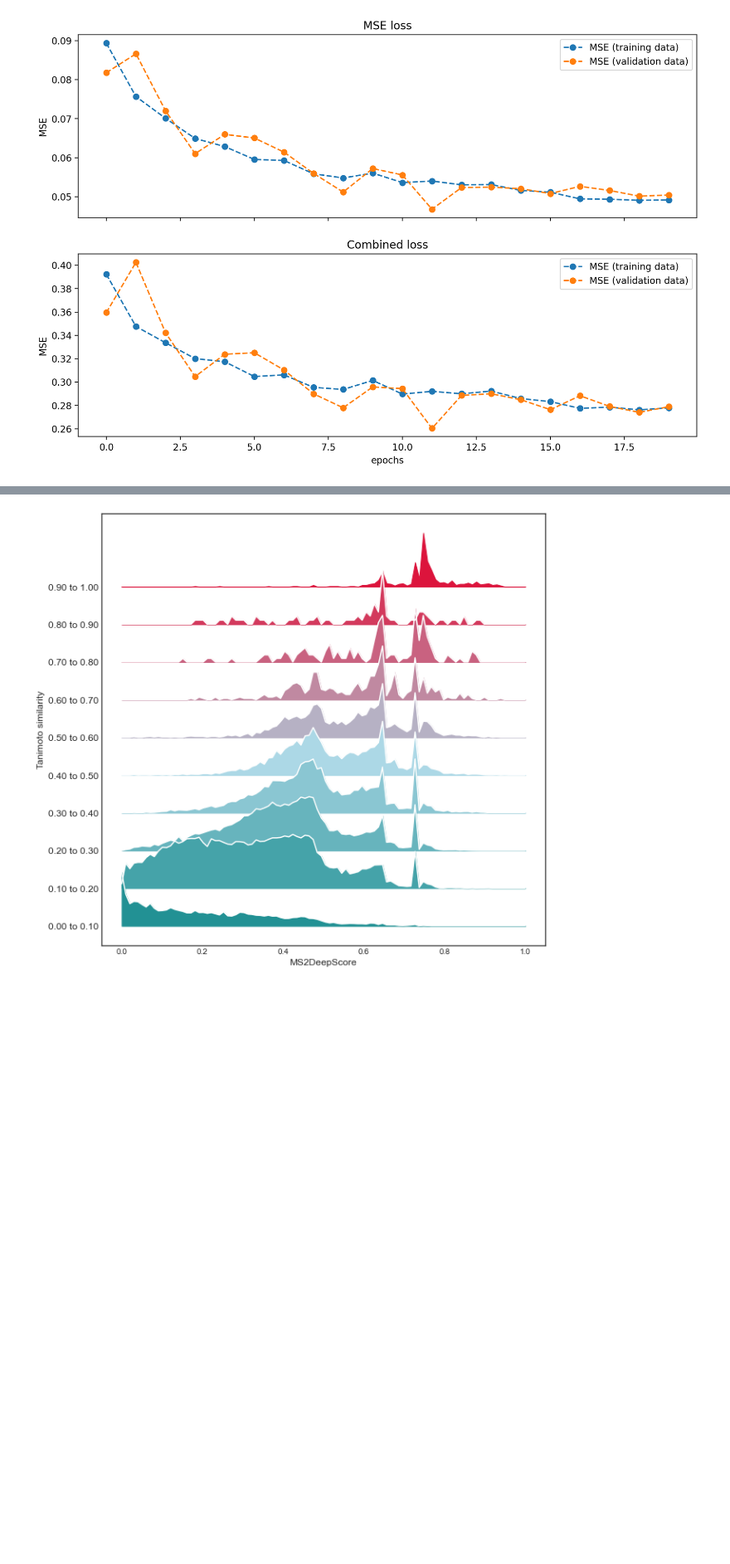
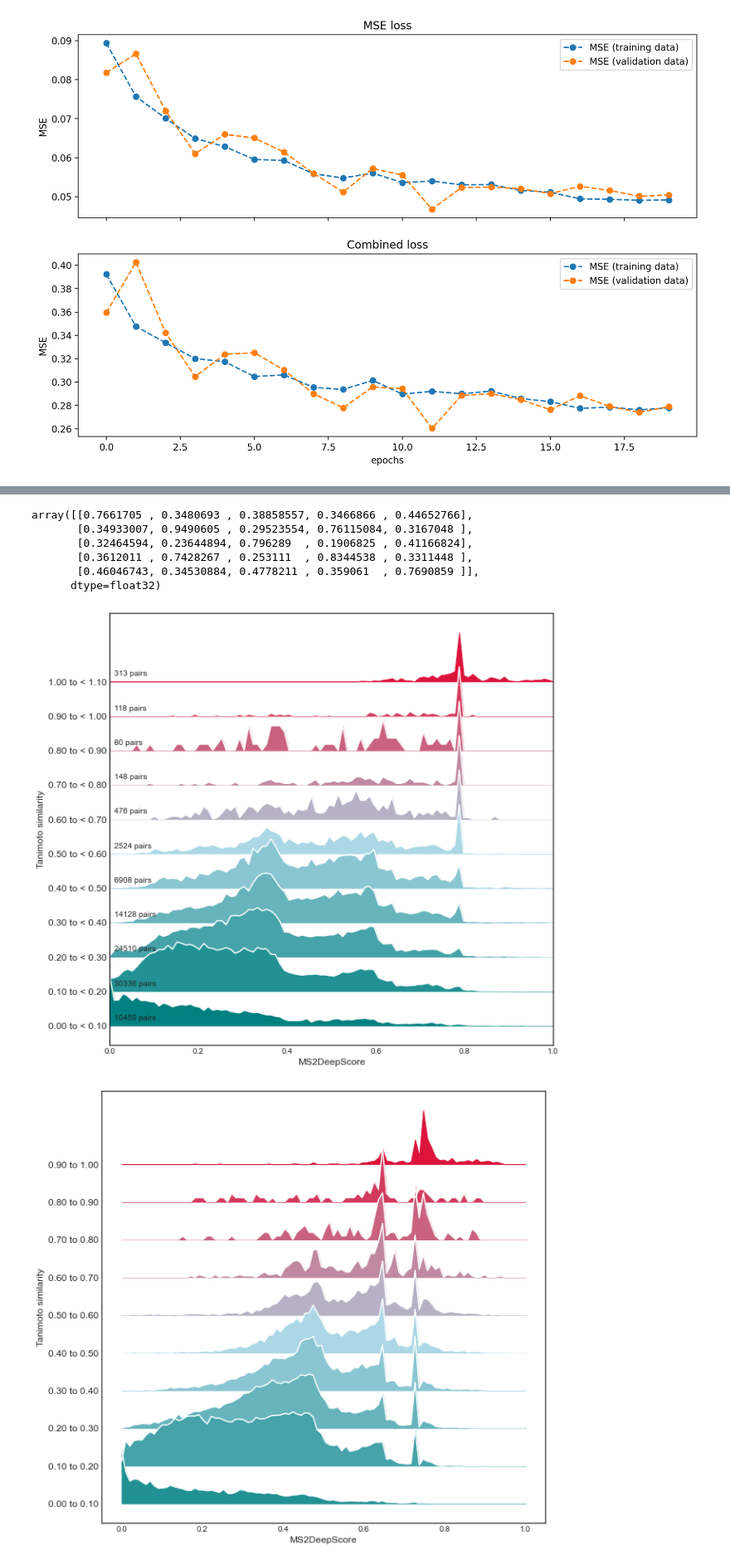
Before and after one commit to matchms/ms2deepscore, a Jupyter notebook: notebooks/MS2DeepScore_train_on_all_inchi_data_deep_scoring.ipynb, the cells around one changed output, grey strips where cells are left out. Shown at 83% size. Drawn from its saved outputs; the diff is of its cells as text; code cells hidden in the pictures; blank space fills up the shorter version.

```diff
--- a/notebooks/MS2DeepScore_train_on_all_inchi_data_deep_scoring.ipynb
+++ b/notebooks/MS2DeepScore_train_on_all_inchi_data_deep_scoring.ipynb
@@ -505,0 +171,31 @@ _________________________________________________________________
+# %%
+def self_reflexiv_loss(y_true, y_pred):
+
+    score, certainty_score = tf.unstack(y_pred, num=2, axis=-1)
+    loss_main = K.square(certainty_score) * K.abs(score - y_true)
+
+    loss_certainty = K.square(1 - certainty_score)
+
+    return K.mean(loss_main) + K.mean(loss_certainty)
+
+def self_reflexiv_mse(y_true, y_pred):
+
+    score, _ = tf.unstack(y_pred, num=2, axis=-1)
+    loss_mse = K.square(score - y_true)
+
+    return K.mean(loss_mse)
+
+def self_reflexiv_mae(y_true, y_pred):
+
+    score, _ = tf.unstack(y_pred, num=2, axis=-1)
+    loss_mse = K.abs(score - y_true)
+
+    return K.mean(loss_mse)
+
+def self_reflexiv_certainty(y_true, y_pred):
+
+    _, certainty_score = tf.unstack(y_pred, num=2, axis=-1)
+
+    loss_certainty = K.square(1 - certainty_score)
+
+    return K.mean(loss_certainty)
@@ -858,5 +645,21 @@ np.max(certainties_test), np.min(certainties_test), np.mean(certainties_test)
+# %%
+scores_test[:5,:5]
+# %% [output]
+array([[0.7661705 , 0.3480693 , 0.38858557, 0.3466866 , 0.44652766],
+       [0.34933007, 0.9490605 , 0.29523554, 0.76115084, 0.3167048 ],
+       [0.32464594, 0.23644894, 0.796289  , 0.1906825 , 0.41166824],
+       [0.3612011 , 0.7428267 , 0.253111  , 0.8344538 , 0.3311448 ],
+       [0.46046743, 0.34530884, 0.4778211 , 0.359061  , 0.7690859 ]],
+      dtype=float32)
 # %%
 scores_ref = scores_mol_similarity[np.ix_(testIDs[:matrix_dim], testIDs[:matrix_dim])]
+# %%
+#from plotting import create_histograms_plot
+
+create_histograms_plot(scores_ref, scores_test, n_bins=10, hist_resolution=100,
+                       ref_score_name="Tanimoto similarity", compare_score_name="MS2DeepScore")
+# %% [output]
+[figure, added]
 # %%
 n_bins = 10
 d_bin = 1/n_bins
```
Also changed, not shown: parts of 22 cells of this notebook.
